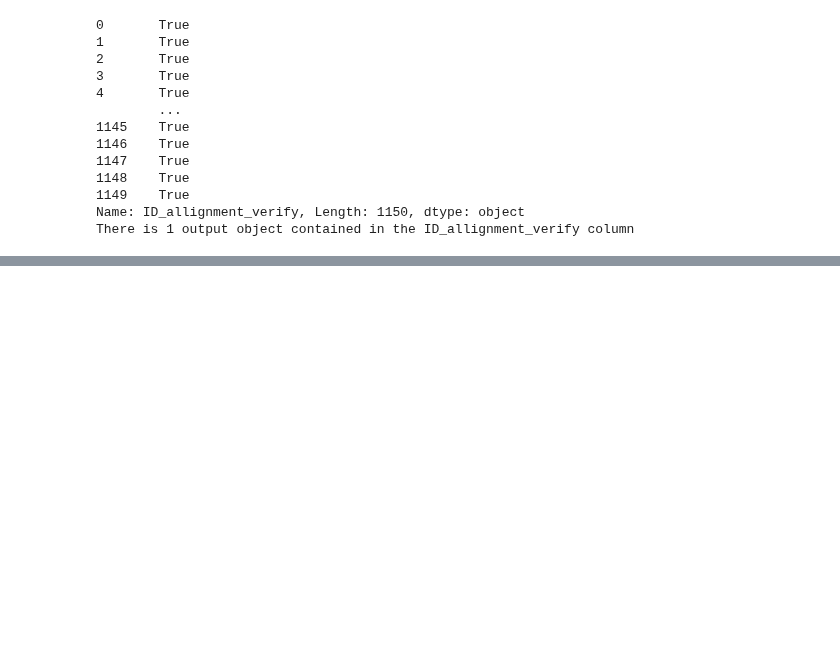
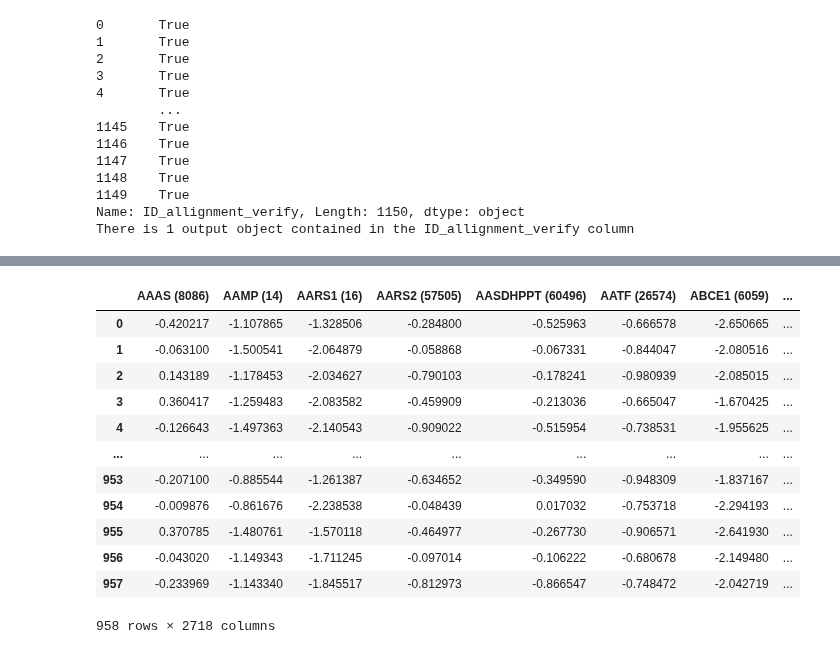
Before and after one commit to WayScience/gene_dependency_representations, a Jupyter notebook: 1.data-exploration/2.test-train_split.ipynb, the cells around one changed output, grey strips where cells are left out. Saved outputs shown, nothing was run; the diff lists cells and outputs as text; code cells hidden in the pictures; blank space fills up the shorter version.

```diff
--- a/1.data-exploration/2.test-train_split.ipynb
+++ b/1.data-exploration/2.test-train_split.ipynb
@@ -159,2 +159,45 @@ DataFrame saved to /home/juliacurd/gene_dependency_representations/0.data-downlo
 
 [3 rows x 17109 columns]
+# %%
+# create a data frame of both test and train gene effect data with sex, AgeCategory, and ModelID for use in later t-tests
+# load in the data
+
+# create dataframe containing the genes that passed an initial QC (see Pan et al. 2022) and a saturated signal qc, then extracting their corresponding gene label
+gene_dict_df = pd.read_csv("../0.data-download/data/CRISPR_gene_dictionary.tsv", delimiter='\t')
+gene_list_passed_qc = gene_dict_df.query("qc_pass").dependency_column.tolist()
+concat_frames = [train_df, test_df, val_df]
+train_and_test = pd.concat(concat_frames).reset_index(drop=True)
+train_and_test[["AgeCategory", "Sex"]] = train_and_test.age_and_sex.str.split(
+    pat="_", expand=True
+)
+train_and_test_subbed = train_and_test.filter(gene_list_passed_qc, axis=1)
+metadata_holder = []
+metadata_holder = pd.DataFrame(metadata_holder)
+metadata = metadata_holder.assign(
+    ModelID=train_and_test.ModelID.astype(str),
+    AgeCategory=train_and_test.AgeCategory.astype(str),
+    Sex=train_and_test.Sex.astype(str),
+    #train_or_test=train_and_test.train_or_test.astype(str),
+)
+
+metadata_df_dir = pathlib.Path("../0.data-download/data/metadata_df.csv")
+metadata.to_csv(metadata_df_dir, index=False)
+metadata
+
+train_and_test_subbed_dir = pathlib.Path("../0.data-download/data/train_and_test_subbed.csv")
+train_and_test_subbed.to_csv(train_and_test_subbed_dir, index=False)
+train_and_test_subbed
+# %% [output]
+|  | AAAS (8086) | AAMP (14) | AARS1 (16) | AARS2 (57505) | AASDHPPT (60496) | AATF (26574) | ABCE1 (6059) | ... |
+| 0 | -0.420217 | -1.107865 | -1.328506 | -0.284800 | -0.525963 | -0.666578 | -2.650665 | ... |
+| 1 | -0.063100 | -1.500541 | -2.064879 | -0.058868 | -0.067331 | -0.844047 | -2.080516 | ... |
+| 2 | 0.143189 | -1.178453 | -2.034627 | -0.790103 | -0.178241 | -0.980939 | -2.085015 | ... |
+| 3 | 0.360417 | -1.259483 | -2.083582 | -0.459909 | -0.213036 | -0.665047 | -1.670425 | ... |
+| 4 | -0.126643 | -1.497363 | -2.140543 | -0.909022 | -0.515954 | -0.738531 | -1.955625 | ... |
+| ... | ... | ... | ... | ... | ... | ... | ... | ... |
+| 953 | -0.207100 | -0.885544 | -1.261387 | -0.634652 | -0.349590 | -0.948309 | -1.837167 | ... |
+| 954 | -0.009876 | -0.861676 | -2.238538 | -0.048439 | 0.017032 | -0.753718 | -2.294193 | ... |
+| 955 | 0.370785 | -1.480761 | -1.570118 | -0.464977 | -0.267730 | -0.906571 | -2.641930 | ... |
+| 956 | -0.043020 | -1.149343 | -1.711245 | -0.097014 | -0.106222 | -0.680678 | -2.149480 | ... |
+| 957 | -0.233969 | -1.143340 | -1.845517 | -0.812973 | -0.866547 | -0.748472 | -2.042719 | ... |
+958 rows × 2718 columns
```
Also changed, not shown: parts of 2 cells of this notebook, 16 other files.
